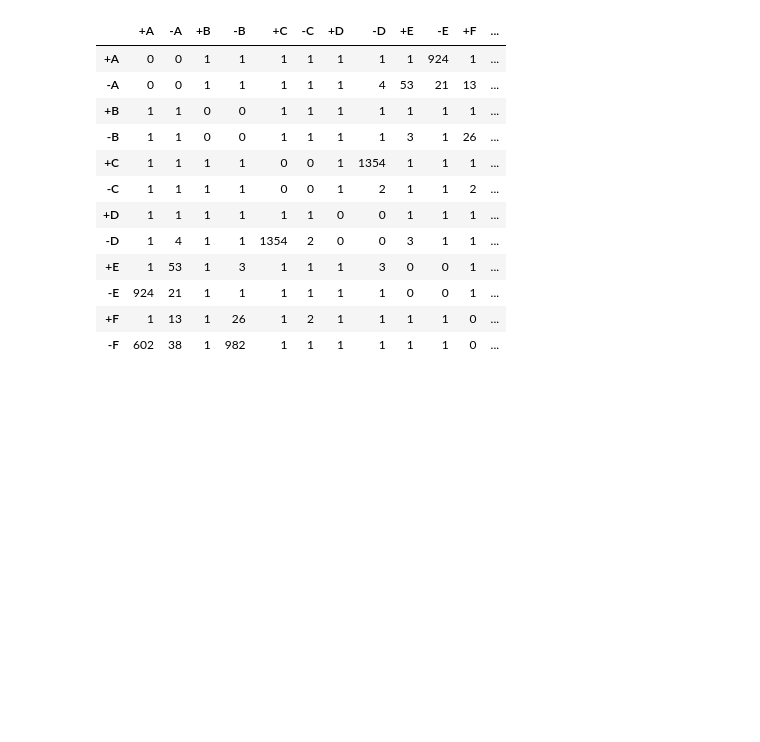
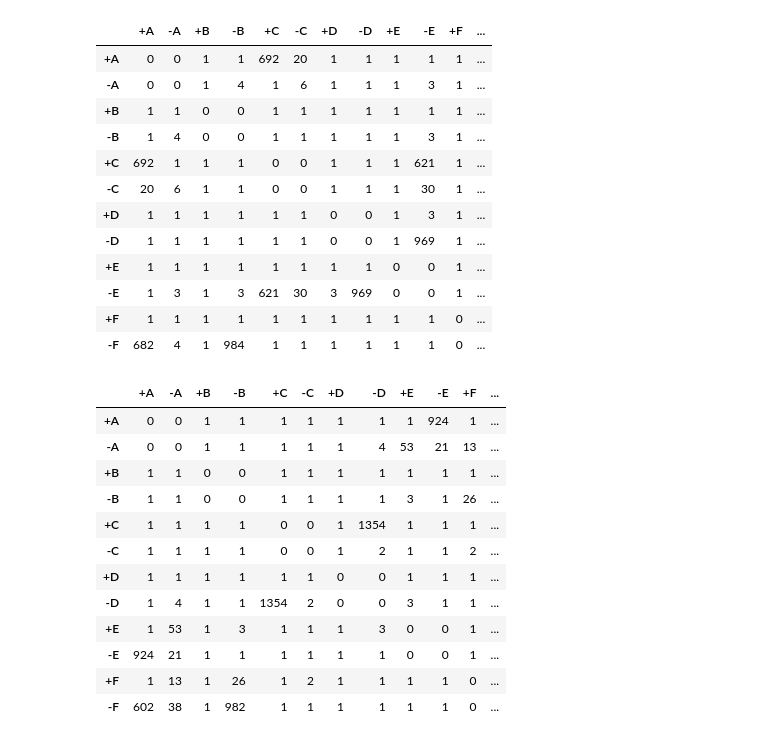
Before and after one commit to ocseckin/pairwise_diffusion, a Jupyter notebook: notebooks/playground_v3.ipynb, the cells around one changed output. Drawn from its saved outputs; the diff is of its cells as text; code cells hidden in the pictures; blank space fills up the shorter version.

```diff
--- a/notebooks/playground_v3.ipynb
+++ b/notebooks/playground_v3.ipynb
@@ -53,3 +102,19 @@ results = modeling_v3.simulate_multiple_agents(sim_no, random_seed, n_beliefs, m
+# %%
+results['track'][last_step]['association_matrix'][1]
+# %% [output]
+|  | +A | -A | +B | -B | +C | -C | +D | -D | +E | -E | +F | ... |
+| +A | 0 | 0 | 1 | 1 | 692 | 20 | 1 | 1 | 1 | 1 | 1 | ... |
+| -A | 0 | 0 | 1 | 4 | 1 | 6 | 1 | 1 | 1 | 3 | 1 | ... |
+| +B | 1 | 1 | 0 | 0 | 1 | 1 | 1 | 1 | 1 | 1 | 1 | ... |
+| -B | 1 | 4 | 0 | 0 | 1 | 1 | 1 | 1 | 1 | 3 | 1 | ... |
+| +C | 692 | 1 | 1 | 1 | 0 | 0 | 1 | 1 | 1 | 621 | 1 | ... |
+| -C | 20 | 6 | 1 | 1 | 0 | 0 | 1 | 1 | 1 | 30 | 1 | ... |
+| +D | 1 | 1 | 1 | 1 | 1 | 1 | 0 | 0 | 1 | 3 | 1 | ... |
+| -D | 1 | 1 | 1 | 1 | 1 | 1 | 0 | 0 | 1 | 969 | 1 | ... |
+| +E | 1 | 1 | 1 | 1 | 1 | 1 | 1 | 1 | 0 | 0 | 1 | ... |
+| -E | 1 | 3 | 1 | 3 | 621 | 30 | 3 | 969 | 0 | 0 | 1 | ... |
+| +F | 1 | 1 | 1 | 1 | 1 | 1 | 1 | 1 | 1 | 1 | 0 | ... |
+| -F | 682 | 4 | 1 | 984 | 1 | 1 | 1 | 1 | 1 | 1 | 0 | ... |
 # %%
 repetition = 60
 random_seed = np.random.randint(100000)
```
Also changed, not shown: parts of 5 cells of this notebook, 3 other files.
